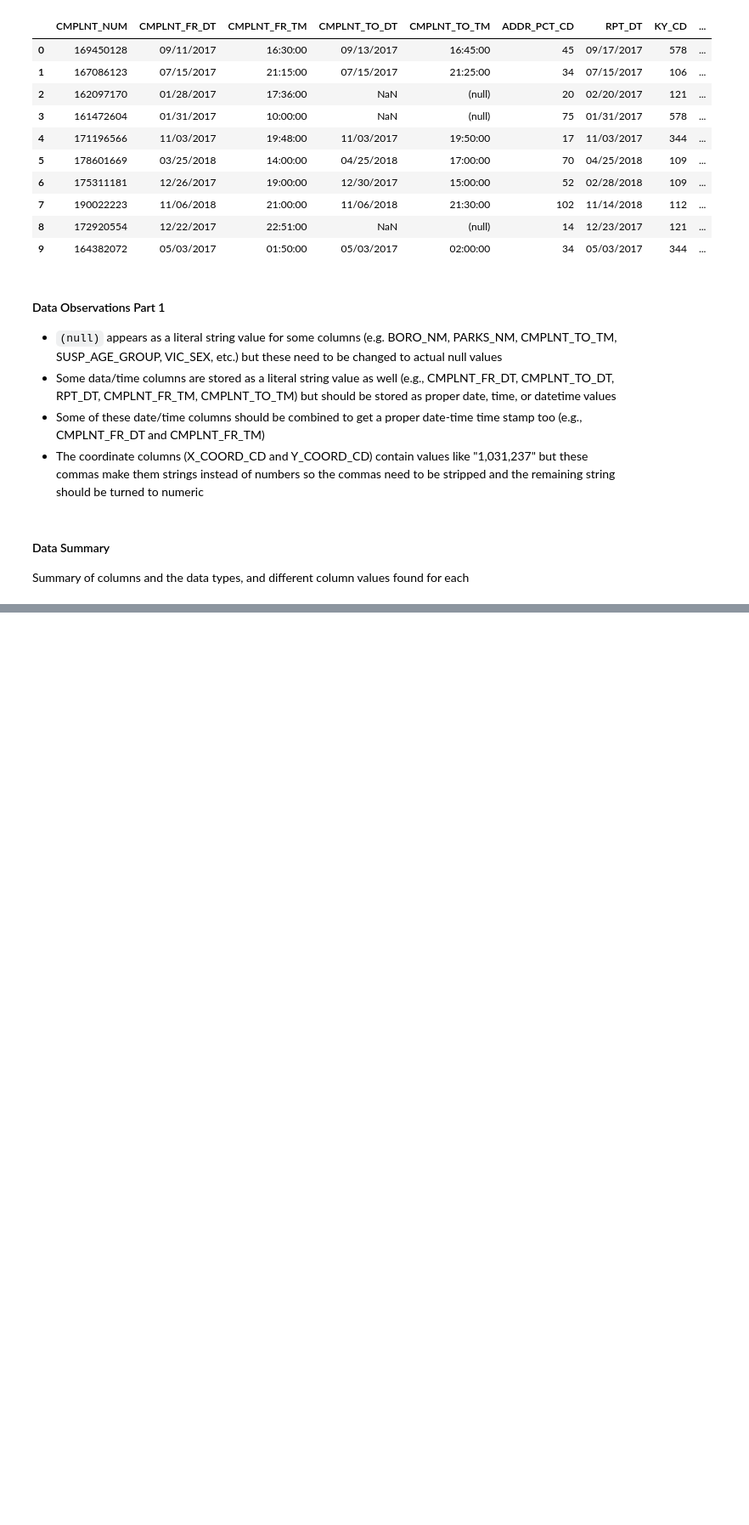
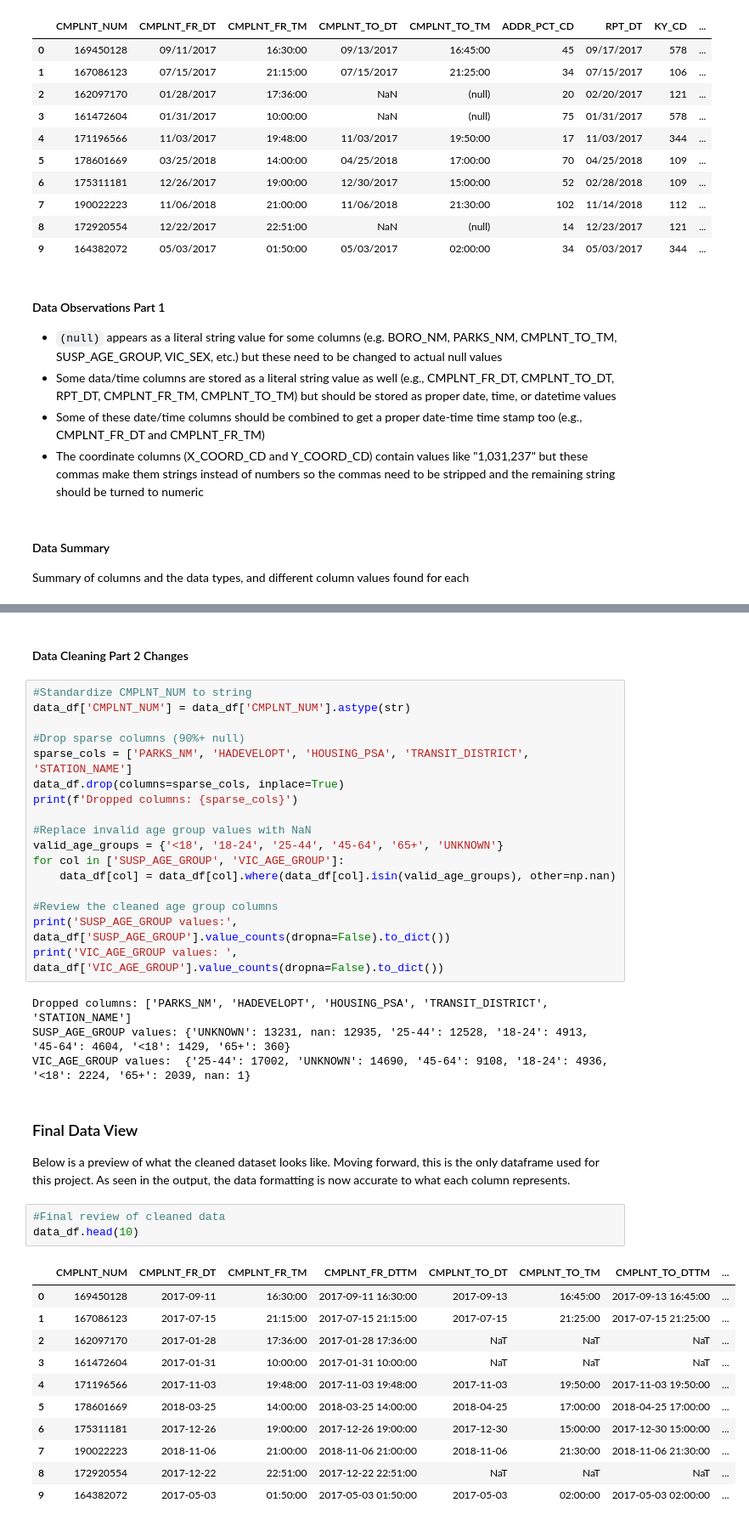
Before and after one commit to Nicole7443/mse-433-individual-project, a Jupyter notebook: Data_Cleaning.ipynb, the cells around one changed output, grey strips where cells are left out. Shown at 85% size. Saved outputs shown, nothing was run; the diff lists cells and outputs as text; blank space fills up the shorter version.

Commit message:
Completed data cleaning

```diff
--- a/Data_Cleaning.ipynb
+++ b/Data_Cleaning.ipynb
@@ -103,0 +153,41 @@ summarize_df(data_df)
+# %% [markdown]
+#### Data Cleaning Part 2 Changes
+# %%
+#Standardize CMPLNT_NUM to string
+data_df['CMPLNT_NUM'] = data_df['CMPLNT_NUM'].astype(str)
+
+#Drop sparse columns (90%+ null)
+sparse_cols = ['PARKS_NM', 'HADEVELOPT', 'HOUSING_PSA', 'TRANSIT_DISTRICT', 'STATION_NAME']
+data_df.drop(columns=sparse_cols, inplace=True)
+print(f'Dropped columns: {sparse_cols}')
+
+#Replace invalid age group values with NaN
+valid_age_groups = {'<18', '18-24', '25-44', '45-64', '65+', 'UNKNOWN'}
+for col in ['SUSP_AGE_GROUP', 'VIC_AGE_GROUP']:
+    data_df[col] = data_df[col].where(data_df[col].isin(valid_age_groups), other=np.nan)
+
+#Review the cleaned age group columns
+print('SUSP_AGE_GROUP values:', data_df['SUSP_AGE_GROUP'].value_counts(dropna=False).to_dict())
+print('VIC_AGE_GROUP values: ', data_df['VIC_AGE_GROUP'].value_counts(dropna=False).to_dict())
+# %% [output]
+Dropped columns: ['PARKS_NM', 'HADEVELOPT', 'HOUSING_PSA', 'TRANSIT_DISTRICT', 'STATION_NAME']
+SUSP_AGE_GROUP values: {'UNKNOWN': 13231, nan: 12935, '25-44': 12528, '18-24': 4913, '45-64': 4604, '<18': 1429, '65+': 360}
+VIC_AGE_GROUP values:  {'25-44': 17002, 'UNKNOWN': 14690, '45-64': 9108, '18-24': 4936, '<18': 2224, '65+': 2039, nan: 1}
+# %% [markdown]
+### Final Data View
+Below is a preview of what the cleaned dataset looks like. Moving forward, this is the only dataframe used for this project. As seen in the output, the data formatting is now accurate to what each column represents.
+# %%
+#Final review of cleaned data
+data_df.head(10)
+# %% [output]
+|  | CMPLNT_NUM | CMPLNT_FR_DT | CMPLNT_FR_TM | CMPLNT_FR_DTTM | CMPLNT_TO_DT | CMPLNT_TO_TM | CMPLNT_TO_DTTM | ... |
+| 0 | 169450128 | 2017-09-11 | 16:30:00 | 2017-09-11 16:30:00 | 2017-09-13 | 16:45:00 | 2017-09-13 16:45:00 | ... |
+| 1 | 167086123 | 2017-07-15 | 21:15:00 | 2017-07-15 21:15:00 | 2017-07-15 | 21:25:00 | 2017-07-15 21:25:00 | ... |
+| 2 | 162097170 | 2017-01-28 | 17:36:00 | 2017-01-28 17:36:00 | NaT | NaT | NaT | ... |
+| 3 | 161472604 | 2017-01-31 | 10:00:00 | 2017-01-31 10:00:00 | NaT | NaT | NaT | ... |
+| 4 | 171196566 | 2017-11-03 | 19:48:00 | 2017-11-03 19:48:00 | 2017-11-03 | 19:50:00 | 2017-11-03 19:50:00 | ... |
+| 5 | 178601669 | 2018-03-25 | 14:00:00 | 2018-03-25 14:00:00 | 2018-04-25 | 17:00:00 | 2018-04-25 17:00:00 | ... |
+| 6 | 175311181 | 2017-12-26 | 19:00:00 | 2017-12-26 19:00:00 | 2017-12-30 | 15:00:00 | 2017-12-30 15:00:00 | ... |
+| 7 | 190022223 | 2018-11-06 | 21:00:00 | 2018-11-06 21:00:00 | 2018-11-06 | 21:30:00 | 2018-11-06 21:30:00 | ... |
+| 8 | 172920554 | 2017-12-22 | 22:51:00 | 2017-12-22 22:51:00 | NaT | NaT | NaT | ... |
+| 9 | 164382072 | 2017-05-03 | 01:50:00 | 2017-05-03 01:50:00 | 2017-05-03 | 02:00:00 | 2017-05-03 02:00:00 | ... |
```
Also changed, not shown: parts of 6 cells of this notebook.
